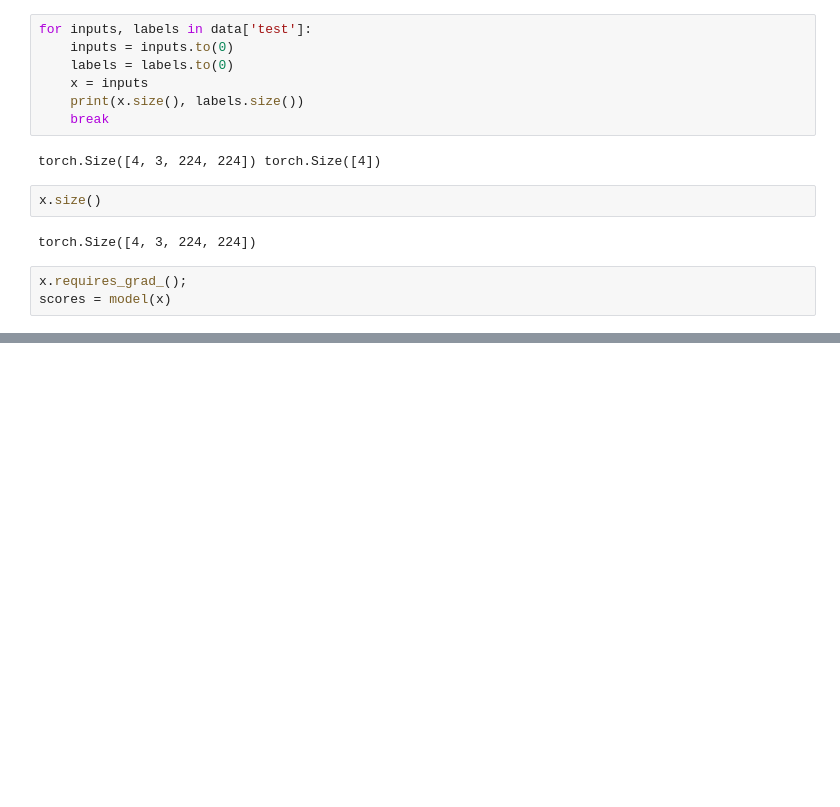
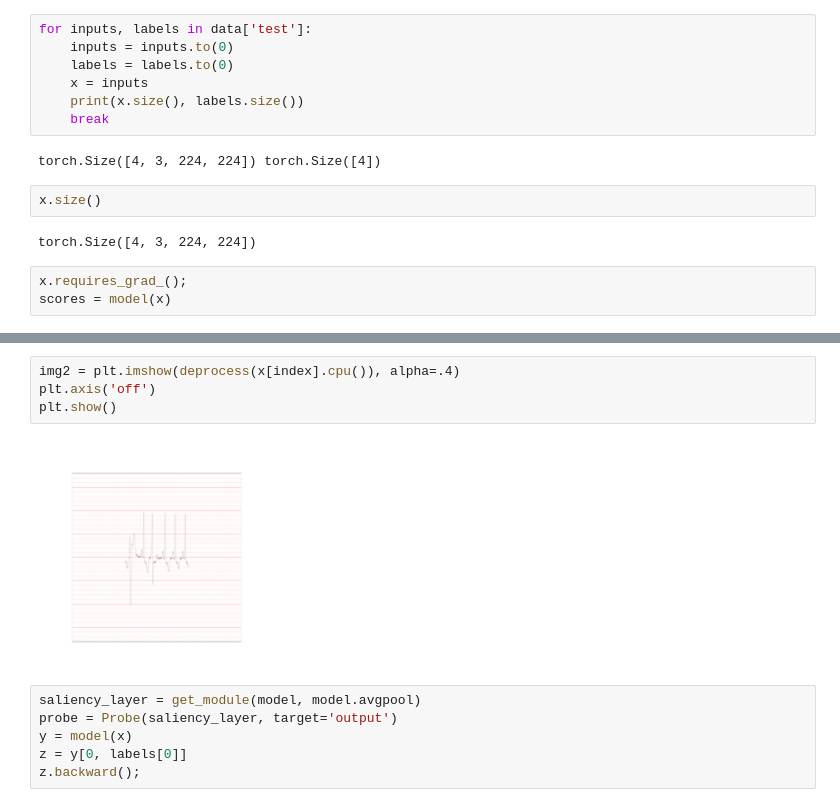
Before and after one commit to ruivarandas/DSLproject, a Jupyter notebook: notebooks/testing_and_interpret.ipynb, the cells around one changed output, grey strips where cells are left out. Saved outputs shown, nothing was run; the diff lists cells and outputs as text; blank space fills up the shorter version.

```diff
--- a/notebooks/testing_and_interpret.ipynb
+++ b/notebooks/testing_and_interpret.ipynb
@@ -132,0 +133,12 @@ tensor(0.0003, device='cuda:0')
+# %%
+img2 = plt.imshow(deprocess(x[index].cpu()), alpha=.4)
+plt.axis('off')
+plt.show()
+# %% [output]
+[figure, added]
+# %%
+saliency_layer = get_module(model, model.avgpool)
+probe = Probe(saliency_layer, target='output')
+y = model(x)
+z = y[0, labels[0]]
+z.backward();
```
Also changed, not shown: parts of 12 cells of this notebook, 3 other files.
